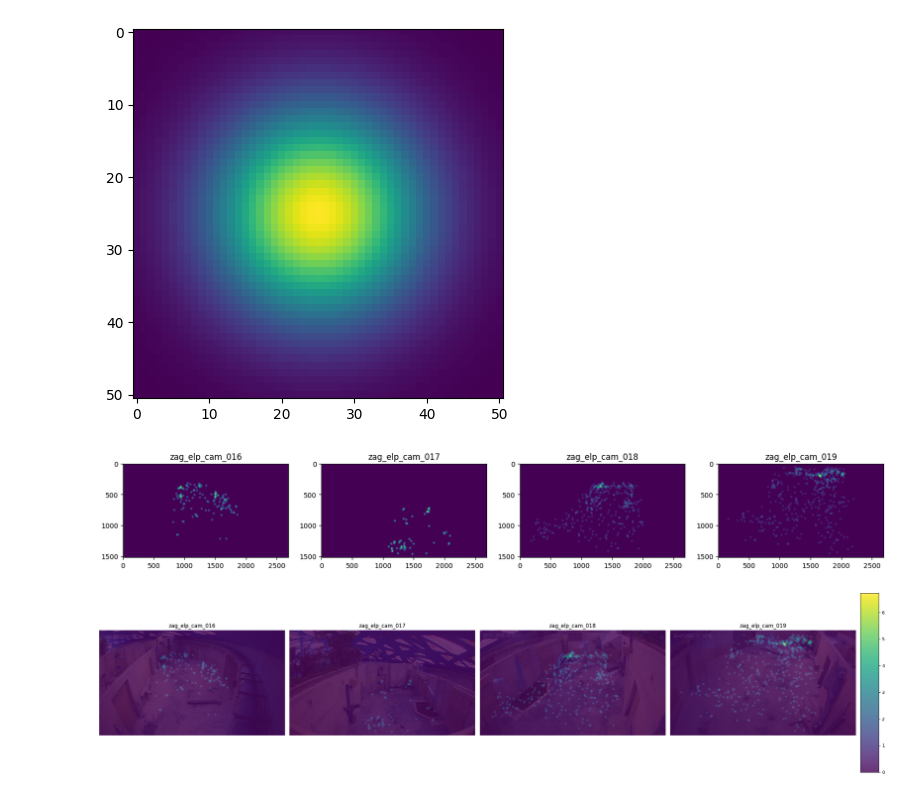
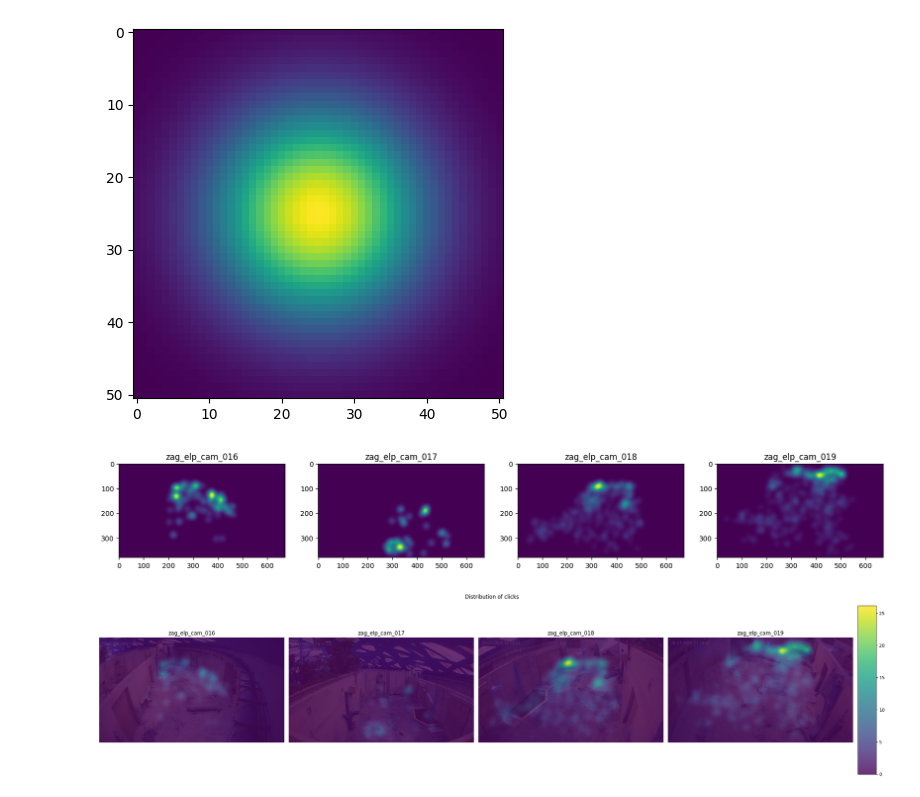
Before and after one commit to zhoumu53/zoo_vision, a Jupyter notebook: scripts/datasets/browse_annotationsy.ipynb, the cells around one changed output. Cells and saved outputs as stored; diff of their text form; code cells hidden in the pictures.

```diff
--- a/scripts/datasets/browse_annotationsy.ipynb
+++ b/scripts/datasets/browse_annotationsy.ipynb
@@ -33,15 +34,15 @@ def parse_video_time(filename: str) -> tuple[str, datetime.datetime]:
 
     # Parse {camera}
     camera_prefixes = [
-        camera_name for camera_name in CAMERA_NAMES if filename.startswith(camera_name)
+        camera_name
+        for camera_name in CAMERA_NAMES
+        if filename.replace("-", "_").startswith(camera_name)
     ]
     assert len(camera_prefixes) == 1
     camera_prefix = camera_prefixes[0]
 
     # Remove camera prefix
     filename = filename[len(camera_prefix) + 1 :]
-
-    import re
 
     # Parse {date}
     if filename[2] == ".":
@@ -198,10 +199,13 @@ plot_counts_per_time()
 # %% [output]
 [figure]
 # %%
+DOWNSAMPLE_FACTOR = 4
 im_test = {}
 for camera in CAMERA_NAMES:
     file = PROJECT_ROOT / f"data/cameras/{camera}/sample.jpg"
-    im_test[camera] = cv2.imread(file)
+    im = cv2.imread(file)
+    im = cv2.resize(im, None, fx=1 / DOWNSAMPLE_FACTOR, fy=1 / DOWNSAMPLE_FACTOR)
+    im_test[camera] = im
 height, width, _ = im_test[CAMERA_NAMES[0]].shape
 print(f"{width}x{height}")
 # %% [output]
@@ -246,43 +250,43 @@ for camera in tqdm(CAMERA_NAMES):
     coverage = np.zeros((height, width))
 
     for idx in df.index:
-        center_x = int(df.loc[idx, "center_x"])
-        center_y = int(df.loc[idx, "center_y"])
+        center_x = int(df.loc[idx, "center_x"] / DOWNSAMPLE_FACTOR)
+        center_y = int(df.loc[idx, "center_y"] / DOWNSAMPLE_FACTOR)
 
         dx0 = center_x - gw // 2
         dy0 = center_y - gh // 2
         dx1 = dx0 + gw
         dy1 = dy0 + gh
 
         sx0 = 0
         sy0 = 0
         sx1 = gw
         sy1 = gh
 
         if dx0 < 0:
             sx0 += -dx0
             dx0 = 0
         if dy0 < 0:
-            sy0 += -dx0
+            sy0 += -dy0
             dy0 = 0
         if dx1 > coverage.shape[1]:
-            sx1 -= coverage.shape[1] - dx1
+            sx1 -= dx1 - coverage.shape[1]
             dx1 = coverage.shape[1]
         if dy1 > coverage.shape[0]:
-            sy1 -= coverage.shape[0] - dy1
+            sy1 -= dy1 - coverage.shape[0]
             dy1 = coverage.shape[0]
 
         coverage[dy0:dy1, dx0:dx1] += gaussian_blob[sy0:sy1, sx0:sx1]
     coverages[camera] = coverage
 NCOLS = 4
 fig, axs = plt.subplots(ncols=4, nrows=1, figsize=(20, 4))
 axs = axs.reshape(-1)
 for i, (camera, coverage) in enumerate(coverages.items()):
     ax = axs[i]
     ax.imshow(coverage)
     ax.set_title(camera)
 # %% [output]
-[figure, old version]
+[figure, new version]
 # %%
 def plot_coverage(limit=100):
     NCOLS = 4
@@ -307,7 +311,7 @@ def plot_coverage(limit=100):
 
 plot_coverage()
 # %% [output]
-[figure, old version]
+[figure, new version]
 # %%
 ####################################
 # Full report
```
Also changed, not shown: parts of 4 cells of this notebook.
